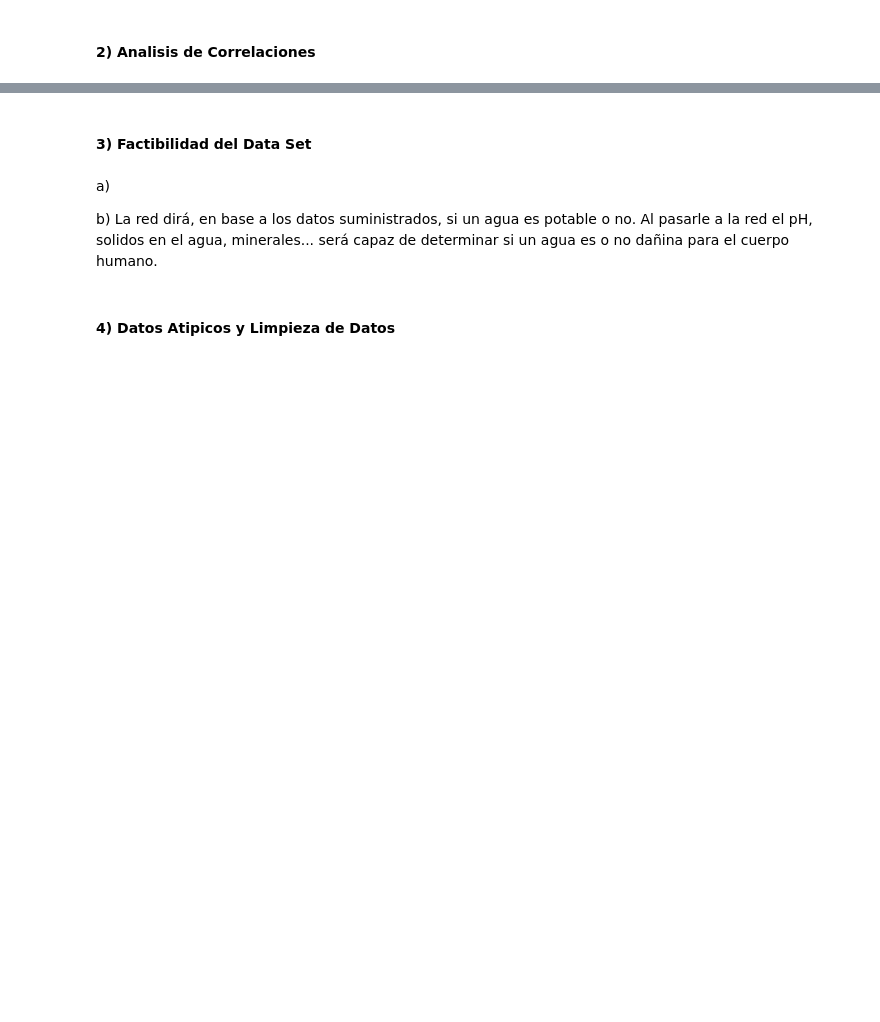
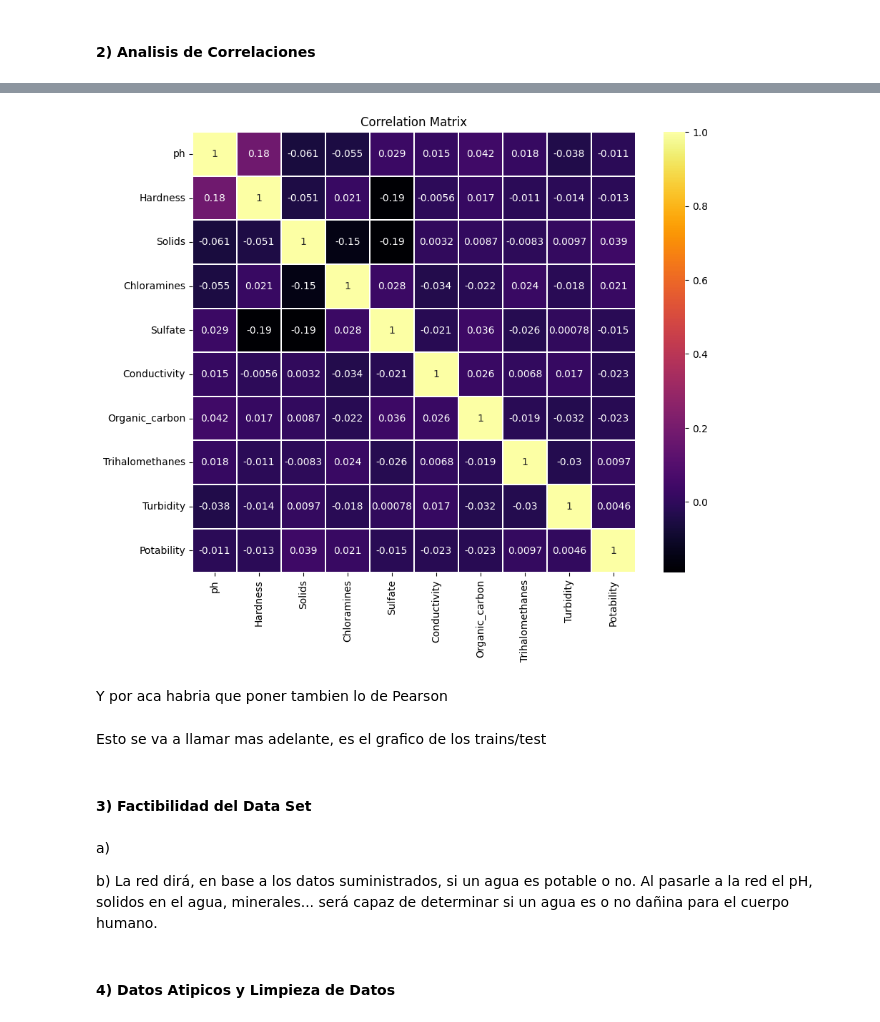
Before and after one commit to nicocernadas/Neural-Network, a Jupyter notebook: pruebas.ipynb, the cells around one changed output, grey strips where cells are left out. Drawn from its saved outputs; the diff is of its cells as text; code cells hidden in the pictures; blank space fills up the shorter version.

Commit message:
Ahora esta todo aca. Ir corriendo para ver

```diff
--- a/pruebas.ipynb
+++ b/pruebas.ipynb
@@ -143,0 +272,17 @@ Aca me mato
+# %%
+# Matriz de correlacion
+def matrix_corr(df):
+    plt.figure(figsize=(10, 8))
+    matriz_corr = df.corr()
+    # Colores para la grafica de correlacion -> https://matplotlib.org/stable/users/explain/colors/colormaps.html
+    sns.heatmap(matriz_corr, annot=True, cmap='inferno', linewidths=0.3)
+    plt.title('Correlation Matrix')
+    plt.show()
+
+matrix_corr(df)
+# %% [output]
+[figure, added]
+# %% [markdown]
+Y por aca habria que poner tambien lo de Pearson
+# %% [markdown]
+Esto se va a llamar mas adelante, es el grafico de los trains/test
```
Also changed, not shown: parts of 34 cells of this notebook.
